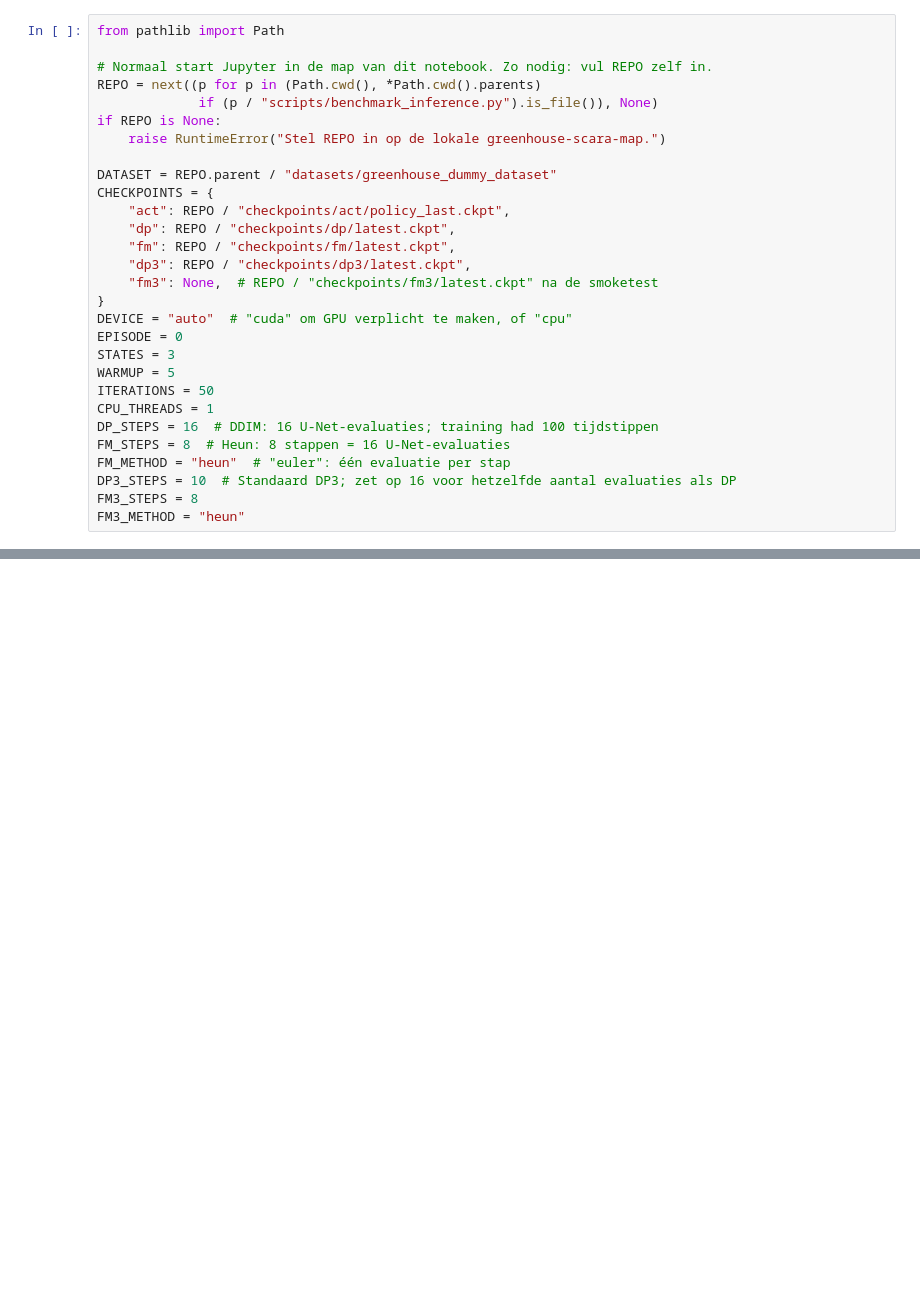
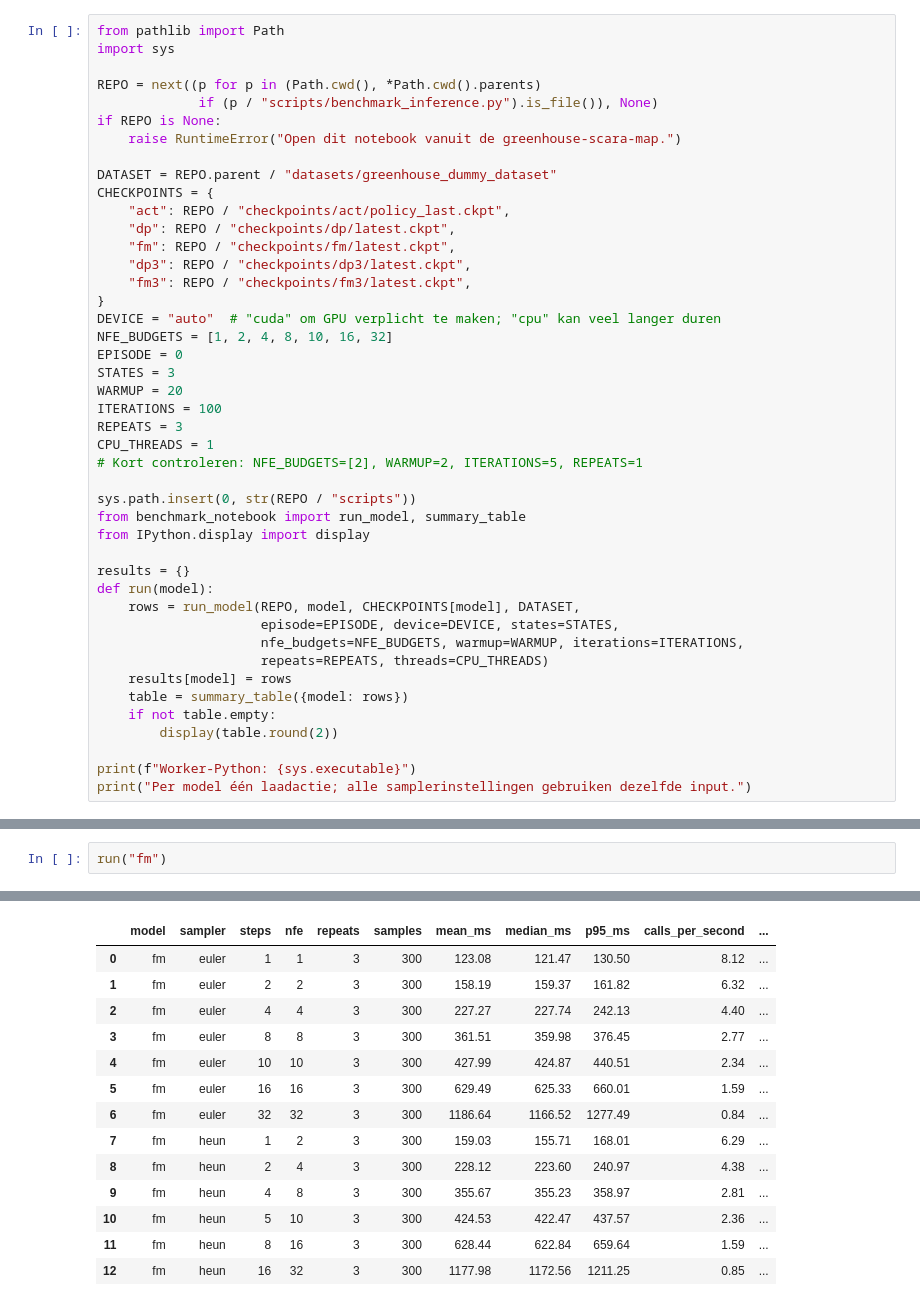
Before and after one commit to tomoyamartynowicz/greenhouse-scara, a Jupyter notebook: benchmark_inference.ipynb, the cells around one changed output, grey strips where cells are left out. Saved outputs shown, nothing was run; the diff lists cells and outputs as text; blank space fills up the shorter version.

```diff
--- a/benchmark_inference.ipynb
+++ b/benchmark_inference.ipynb
@@ -12,11 +9,11 @@ Test minder FM-stappen door `FM_STEPS` te wijzigen. DP3 gebruikt standaard 10.
 # %%
 from pathlib import Path
+import sys
 
-# Normaal start Jupyter in de map van dit notebook. Zo nodig: vul REPO zelf in.
 REPO = next((p for p in (Path.cwd(), *Path.cwd().parents)
              if (p / "scripts/benchmark_inference.py").is_file()), None)
 if REPO is None:
-    raise RuntimeError("Stel REPO in op de lokale greenhouse-scara-map.")
+    raise RuntimeError("Open dit notebook vanuit de greenhouse-scara-map.")
 
 DATASET = REPO.parent / "datasets/greenhouse_dummy_dataset"
 CHECKPOINTS = {
@@ -24,17 +21,32 @@ CHECKPOINTS = {
     "dp": REPO / "checkpoints/dp/latest.ckpt",
     "fm": REPO / "checkpoints/fm/latest.ckpt",
     "dp3": REPO / "checkpoints/dp3/latest.ckpt",
-    "fm3": None,  # REPO / "checkpoints/fm3/latest.ckpt" na de smoketest
+    "fm3": REPO / "checkpoints/fm3/latest.ckpt",
 }
-DEVICE = "auto"  # "cuda" om GPU verplicht te maken, of "cpu"
+DEVICE = "auto"  # "cuda" om GPU verplicht te maken; "cpu" kan veel langer duren
+NFE_BUDGETS = [1, 2, 4, 8, 10, 16, 32]
 EPISODE = 0
 STATES = 3
-WARMUP = 5
-ITERATIONS = 50
+WARMUP = 20
+ITERATIONS = 100
+REPEATS = 3
 CPU_THREADS = 1
-DP_STEPS = 16  # DDIM: 16 U-Net-evaluaties; training had 100 tijdstippen
-FM_STEPS = 8  # Heun: 8 stappen = 16 U-Net-evaluaties
-FM_METHOD = "heun"  # "euler": één evaluatie per stap
-DP3_STEPS = 10  # Standaard DP3; zet op 16 voor hetzelfde aantal evaluaties als DP
-FM3_STEPS = 8
-FM3_METHOD = "heun"
+# Kort controleren: NFE_BUDGETS=[2], WARMUP=2, ITERATIONS=5, REPEATS=1
+
+sys.path.insert(0, str(REPO / "scripts"))
+from benchmark_notebook import run_model, summary_table
+from IPython.display import display
+
+results = {}
+def run(model):
+    rows = run_model(REPO, model, CHECKPOINTS[model], DATASET,
+                     episode=EPISODE, device=DEVICE, states=STATES,
+                     nfe_budgets=NFE_BUDGETS, warmup=WARMUP, iterations=ITERATIONS,
+                     repeats=REPEATS, threads=CPU_THREADS)
+    results[model] = rows
+    table = summary_table({model: rows})
+    if not table.empty:
+        display(table.round(2))
+
+print(f"Worker-Python: {sys.executable}")
+print("Per model één laadactie; alle samplerinstellingen gebruiken dezelfde input.")
@@ -94,0 +100,3 @@ Optioneel: sla de resultaten hieronder op als CSV en JSON. Vergelijk ook het aan
+# %%
+run("fm")
+# %% [output]
@@ -94,0 +120,14 @@ Optioneel: sla de resultaten hieronder op als CSV en JSON. Vergelijk ook het aan
+|  | model | sampler | steps | nfe | repeats | samples | mean_ms | median_ms | p95_ms | calls_per_second | ... |
+| 0 | fm | euler | 1 | 1 | 3 | 300 | 123.08 | 121.47 | 130.50 | 8.12 | ... |
+| 1 | fm | euler | 2 | 2 | 3 | 300 | 158.19 | 159.37 | 161.82 | 6.32 | ... |
+| 2 | fm | euler | 4 | 4 | 3 | 300 | 227.27 | 227.74 | 242.13 | 4.40 | ... |
+| 3 | fm | euler | 8 | 8 | 3 | 300 | 361.51 | 359.98 | 376.45 | 2.77 | ... |
+| 4 | fm | euler | 10 | 10 | 3 | 300 | 427.99 | 424.87 | 440.51 | 2.34 | ... |
+| 5 | fm | euler | 16 | 16 | 3 | 300 | 629.49 | 625.33 | 660.01 | 1.59 | ... |
+| 6 | fm | euler | 32 | 32 | 3 | 300 | 1186.64 | 1166.52 | 1277.49 | 0.84 | ... |
+| 7 | fm | heun | 1 | 2 | 3 | 300 | 159.03 | 155.71 | 168.01 | 6.29 | ... |
+| 8 | fm | heun | 2 | 4 | 3 | 300 | 228.12 | 223.60 | 240.97 | 4.38 | ... |
+| 9 | fm | heun | 4 | 8 | 3 | 300 | 355.67 | 355.23 | 358.97 | 2.81 | ... |
+| 10 | fm | heun | 5 | 10 | 3 | 300 | 424.53 | 422.47 | 437.57 | 2.36 | ... |
+| 11 | fm | heun | 8 | 16 | 3 | 300 | 628.44 | 622.84 | 659.64 | 1.59 | ... |
+| 12 | fm | heun | 16 | 32 | 3 | 300 | 1177.98 | 1172.56 | 1211.25 | 0.85 | ... |
```
Also changed, not shown: parts of 19 cells of this notebook, 45 other files.
